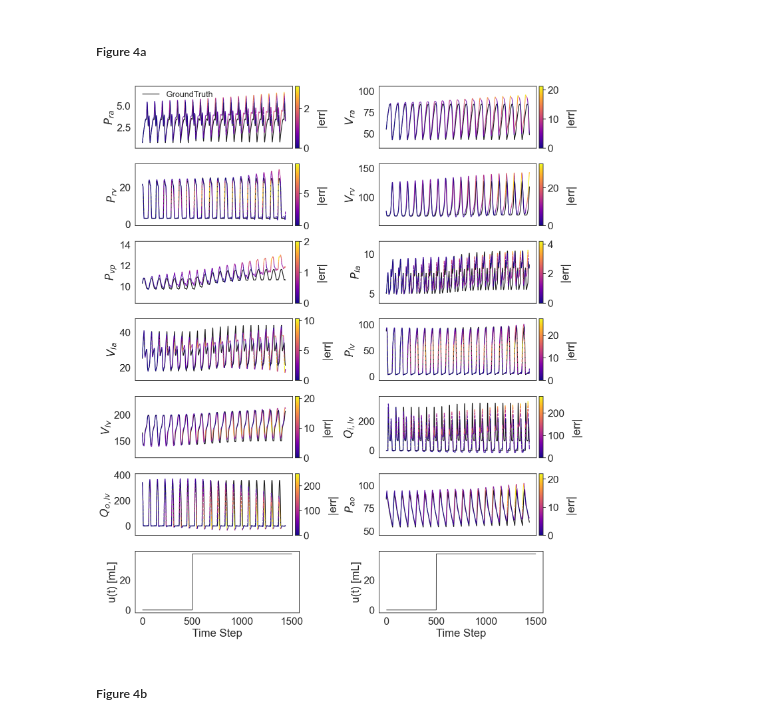
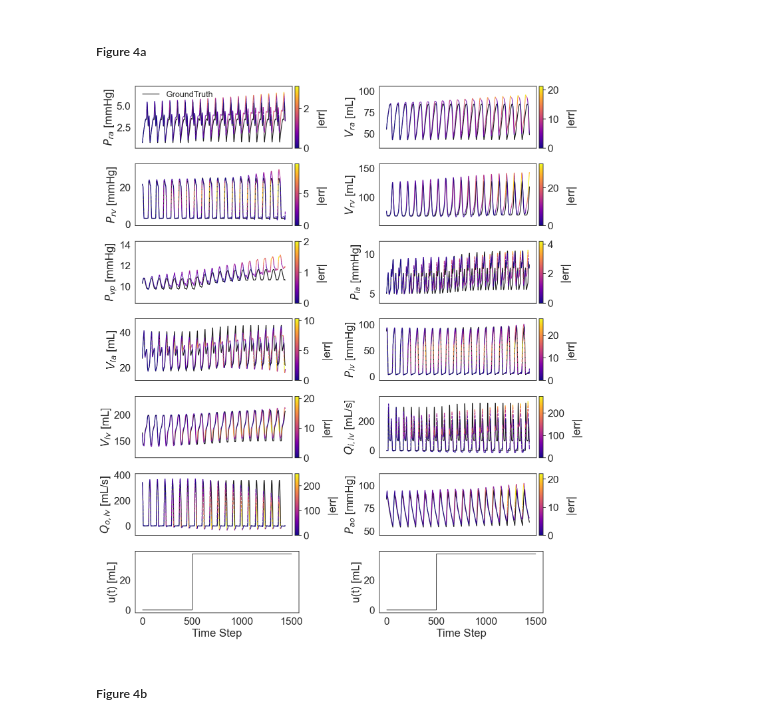
Before and after one commit to CellularSyntax/CARDIOKOOP, a Jupyter notebook: notebooks/generate_figures_and_tables.ipynb, the cells around one changed output. Saved outputs shown, nothing was run; the diff lists cells and outputs as text; code cells hidden in the pictures.

Commit message:
fixed bug that units were not added to signal plots and regenerated figures

```diff
--- a/notebooks/generate_figures_and_tables.ipynb
+++ b/notebooks/generate_figures_and_tables.ipynb
@@ -167,33 +169,34 @@ plt.show()
 # %%
 true_tr = results['true_per_trajectory']
 pred_tr = results['pred_per_trajectory']
 ctrl_tr = results['u_per_trajectory'].reshape(*true_tr.shape[:2])
 rmse_tr = results['rmse_per_trajectory']
 
 best_idx = int(np.argmin(rmse_tr))
 y_true_all, y_pred_all = true_tr[best_idx], pred_tr[best_idx]
 u_seq = ctrl_tr[best_idx]
 
 cmap_err = sns.color_palette("plasma", as_cmap=True)
 
 # ─── Plot Layout ────────────────────────────────────────────────────────
 n_rows = len(ylab) + 1
 fig_h = 1.35 * n_rows
 fig, axes = plt.subplots(7, 2, figsize=(15, fig_h), sharex=True)
 axes = axes.flatten()
 
 for i, sig in enumerate(ylab):
+    label = f"{sig} [{units[i]}]"
     nu.plot_signal_panel(axes[i], y_true_all[:, i], y_pred_all[:, i], cmap_err,
-                       ylabel=sig, show_legend=(i == 0))
+                       ylabel=label, show_legend=(i == 0))
 
 nu.plot_control_panel(axes[-1], u_seq)
 nu.plot_control_panel(axes[-2], u_seq)
 
 plt.tight_layout(rect=[0, 0, 1, 0.97])
 plt.savefig(results_base_path / "figures" / "figure4a.svg", format='svg')
 plt.show()
 # %% [output]
-[figure, old version]
+[figure, new version]
 # %% [markdown]
 ##### Figure 4b
 # %%
```
Also changed, not shown: parts of 2 cells of this notebook, 11 other files.
